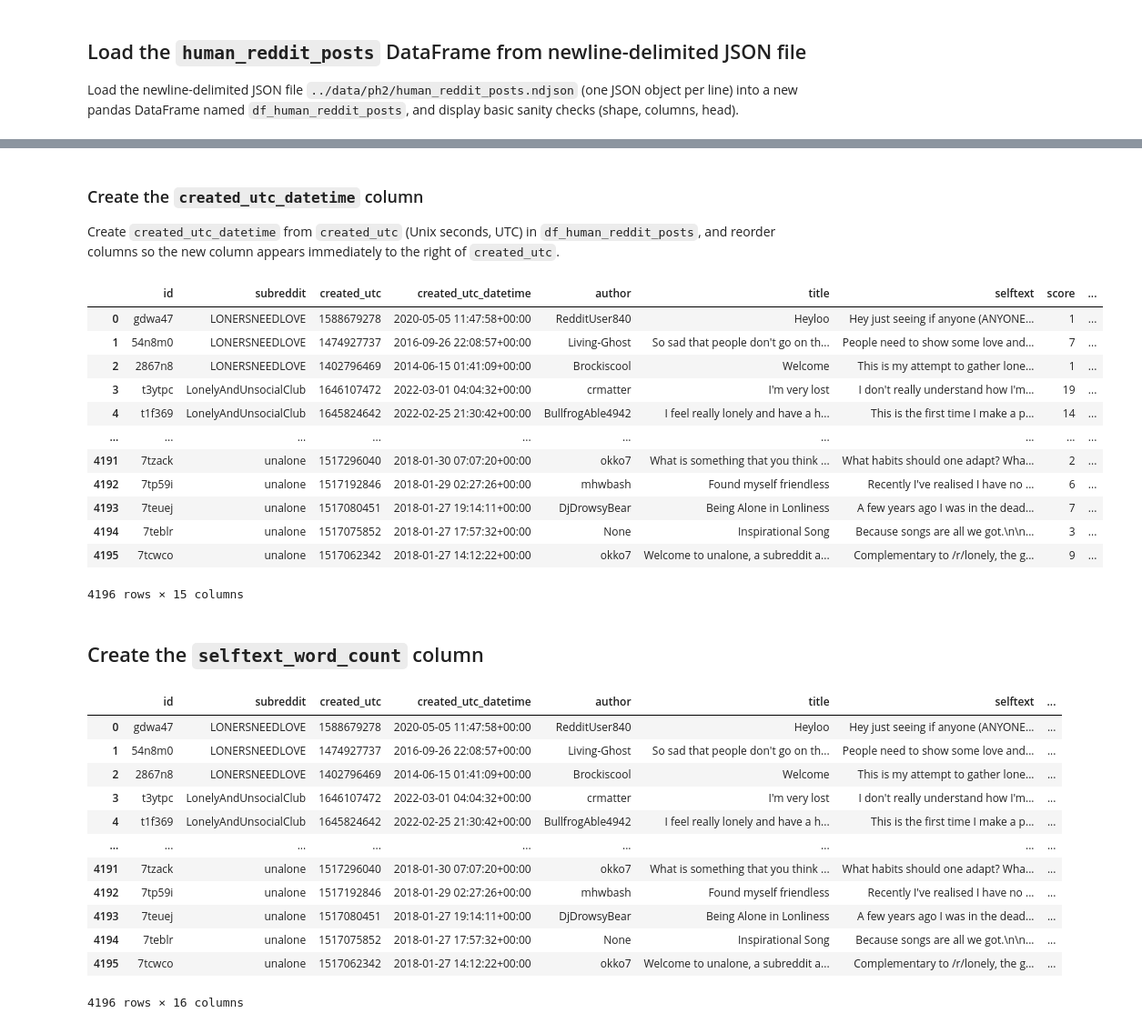
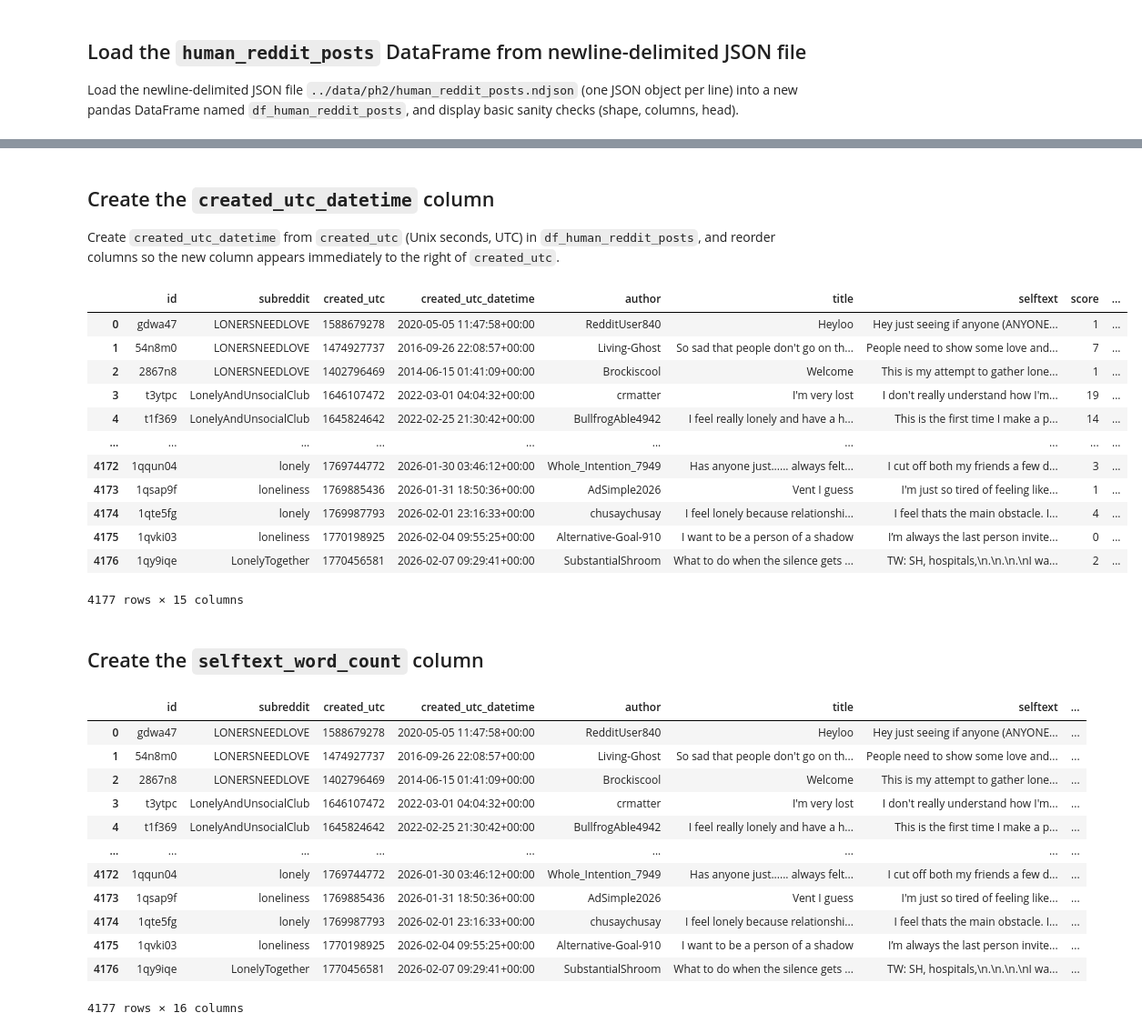
Before and after one commit to laelgelc/cl_st1_andressa, a Jupyter notebook: cl_st1_ph2_andressa/cl_st1_ph2_andressa.ipynb, the cells around one changed output, grey strips where cells are left out. Shown at 91% size. Drawn from its saved outputs; the diff is of its cells as text; code cells hidden in the pictures.

```diff
--- a/cl_st1_ph2_andressa/cl_st1_ph2_andressa.ipynb
+++ b/cl_st1_ph2_andressa/cl_st1_ph2_andressa.ipynb
@@ -635,0 +744,7 @@ dtype: object
+# %%
+pairs = find_template_like_pairs(
+    df_human_reddit_posts,
+    threshold=0.92,        # good starting point for template detection
+    strip_numbers=True,    # recommended for "same skeleton, fields changed"
+)
+pairs
@@ -635,0 +969,16 @@ dtype: object
+# %%
+df_tmp = df_templates.copy()
+
+# Keep all non-clustered rows + the earliest in each clustered group
+clustered = df_tmp.dropna(subset=["template_group"]).copy()
+not_clustered = df_tmp[df_tmp["template_group"].isna()].copy()
+
+keep_clustered = (
+    clustered.sort_values("created_utc")
+    .drop_duplicates(subset=["template_group"], keep="first")
+)
+
+df_dedup_templates = pd.concat([not_clustered, keep_clustered], ignore_index=True)
+df_dedup_templates = df_dedup_templates.drop(columns=["template_group"])
+
+len(df_tmp), len(df_dedup_templates)
@@ -635,0 +987,2 @@ dtype: object
+# %%
+df_human_reddit_posts_2 = df_dedup_templates.copy()
@@ -636,45 +1024,45 @@ dtype: object
 # %% [markdown]
-### Create the `created_utc_datetime` column
+## Create the `created_utc_datetime` column
 Create `created_utc_datetime` from `created_utc` (Unix seconds, UTC) in `df_human_reddit_posts`, and reorder columns so the new column appears immediately to the right of `created_utc`.
 # %%
 import pandas as pd
 
 dt_col = "created_utc_datetime"
 
-df_human_reddit_posts[dt_col] = pd.to_datetime(
-    df_human_reddit_posts["created_utc"],
+df_human_reddit_posts_2[dt_col] = pd.to_datetime(
+    df_human_reddit_posts_2["created_utc"],
     unit="s",
     utc=True,
     errors="coerce",
 )
 
-cols = df_human_reddit_posts.columns.tolist()
+cols = df_human_reddit_posts_2.columns.tolist()
 if dt_col in cols:
     cols.remove(dt_col)
 
 created_pos = cols.index("created_utc")
 cols = cols[: created_pos + 1] + [dt_col] + cols[created_pos + 1:]
 
-df_human_reddit_posts = df_human_reddit_posts.loc[:, cols]
+df_human_reddit_posts_2 = df_human_reddit_posts_2.loc[:, cols]
 
-#display(df_human_reddit_posts[["created_utc", "created_utc_datetime"]].head())
-#display(df_human_reddit_posts.dtypes)
+#display(df_human_reddit_posts_2[["created_utc", "created_utc_datetime"]].head())
+#display(df_human_reddit_posts_2.dtypes)
 
-df_human_reddit_posts
+df_human_reddit_posts_2
 # %% [output]
 |  | id | subreddit | created_utc | created_utc_datetime | author | title | selftext | score | ... |
 | 0 | gdwa47 | LONERSNEEDLOVE | 1588679278 | 2020-05-05 11:47:58+00:00 | RedditUser840 | Heyloo | Hey just seeing if anyone (ANYONE... | 1 | ... |
 | 1 | 54n8m0 | LONERSNEEDLOVE | 1474927737 | 2016-09-26 22:08:57+00:00 | Living-Ghost | So sad that people don't go on th... | People need to show some love and... | 7 | ... |
 | 2 | 2867n8 | LONERSNEEDLOVE | 1402796469 | 2014-06-15 01:41:09+00:00 | Brockiscool | Welcome | This is my attempt to gather lone... | 1 | ... |
 | 3 | t3ytpc | LonelyAndUnsocialClub | 1646107472 | 2022-03-01 04:04:32+00:00 | crmatter | I'm very lost | I don't really understand how I'm... | 19 | ... |
 | 4 | t1f369 | LonelyAndUnsocialClub | 1645824642 | 2022-02-25 21:30:42+00:00 | BullfrogAble4942 | I feel really lonely and have a h... | This is the first time I make a p... | 14 | ... |
 | ... | ... | ... | ... | ... | ... | ... | ... | ... | ... |
-| 4191 | 7tzack | unalone | 1517296040 | 2018-01-30 07:07:20+00:00 | okko7 | What is something that you think ... | What habits should one adapt? Wha... | 2 | ... |
-| 4192 | 7tp59i | unalone | 1517192846 | 2018-01-29 02:27:26+00:00 | mhwbash | Found myself friendless | Recently I've realised I have no ... | 6 | ... |
-| 4193 | 7teuej | unalone | 1517080451 | 2018-01-27 19:14:11+00:00 | DjDrowsyBear | Being Alone in Lonliness | A few years ago I was in the dead... | 7 | ... |
-| 4194 | 7teblr | unalone | 1517075852 | 2018-01-27 17:57:32+00:00 | None | Inspirational Song | Because songs are all we got.\n\n... | 3 | ... |
-| 4195 | 7tcwco | unalone | 1517062342 | 2018-01-27 14:12:22+00:00 | okko7 | Welcome to unalone, a subreddit a... | Complementary to /r/lonely, the g... | 9 | ... |
+| 4172 | 1qqun04 | lonely | 1769744772 | 2026-01-30 03:46:12+00:00 | Whole_Intention_7949 | Has anyone just...... always felt... | I cut off both my friends a few d... | 3 | ... |
+| 4173 | 1qsap9f | loneliness | 1769885436 | 2026-01-31 18:50:36+00:00 | AdSimple2026 | Vent I guess | I'm just so tired of feeling like... | 1 | ... |
+| 4174 | 1qte5fg | lonely | 1769987793 | 2026-02-01 23:16:33+00:00 | chusaychusay | I feel lonely because relationshi... | I feel thats the main obstacle. I... | 4 | ... |
+| 4175 | 1qvki03 | loneliness | 1770198925 | 2026-02-04 09:55:25+00:00 | Alternative-Goal-910 | I want to be a person of a shadow | I’m always the last person invite... | 0 | ... |
+| 4176 | 1qy9iqe | LonelyTogether | 1770456581 | 2026-02-07 09:29:41+00:00 | SubstantialShroom | What to do when the silence gets ... | TW: SH, hospitals,\n.\n.\n.\nI wa... | 2 | ... |
-4196 rows × 15 columns
+4177 rows × 15 columns
 # %% [markdown]
 ## Create the `selftext_word_count` column
 # %%
@@ -682,23 +1070,23 @@ import re
 
 wc_col = "selftext_word_count"
 
-df_human_reddit_posts[wc_col] = (
-    df_human_reddit_posts["selftext"]
+df_human_reddit_posts_2[wc_col] = (
+    df_human_reddit_posts_2["selftext"]
     .astype(str)
     .str.findall(r"\b\w+\b")
     .str.len()
 )
 
-cols = df_human_reddit_posts.columns.tolist()
+cols = df_human_reddit_posts_2.columns.tolist()
 if wc_col in cols:
     cols.remove(wc_col)
 
 selftext_pos = cols.index("selftext")
 cols = cols[: selftext_pos + 1] + [wc_col] + cols[selftext_pos + 1:]
 
-df_human_reddit_posts = df_human_reddit_posts.loc[:, cols]
+df_human_reddit_posts_2 = df_human_reddit_posts_2.loc[:, cols]
 
-df_human_reddit_posts
+df_human_reddit_posts_2
 # %% [output]
 |  | id | subreddit | created_utc | created_utc_datetime | author | title | selftext | ... |
 | 0 | gdwa47 | LONERSNEEDLOVE | 1588679278 | 2020-05-05 11:47:58+00:00 | RedditUser840 | Heyloo | Hey just seeing if anyone (ANYONE... | ... |
@@ -707,11 +1095,11 @@ df_human_reddit_posts
 | 3 | t3ytpc | LonelyAndUnsocialClub | 1646107472 | 2022-03-01 04:04:32+00:00 | crmatter | I'm very lost | I don't really understand how I'm... | ... |
 | 4 | t1f369 | LonelyAndUnsocialClub | 1645824642 | 2022-02-25 21:30:42+00:00 | BullfrogAble4942 | I feel really lonely and have a h... | This is the first time I make a p... | ... |
 | ... | ... | ... | ... | ... | ... | ... | ... | ... |
-| 4191 | 7tzack | unalone | 1517296040 | 2018-01-30 07:07:20+00:00 | okko7 | What is something that you think ... | What habits should one adapt? Wha... | ... |
-| 4192 | 7tp59i | unalone | 1517192846 | 2018-01-29 02:27:26+00:00 | mhwbash | Found myself friendless | Recently I've realised I have no ... | ... |
-| 4193 | 7teuej | unalone | 1517080451 | 2018-01-27 19:14:11+00:00 | DjDrowsyBear | Being Alone in Lonliness | A few years ago I was in the dead... | ... |
-| 4194 | 7teblr | unalone | 1517075852 | 2018-01-27 17:57:32+00:00 | None | Inspirational Song | Because songs are all we got.\n\n... | ... |
-| 4195 | 7tcwco | unalone | 1517062342 | 2018-01-27 14:12:22+00:00 | okko7 | Welcome to unalone, a subreddit a... | Complementary to /r/lonely, the g... | ... |
+| 4172 | 1qqun04 | lonely | 1769744772 | 2026-01-30 03:46:12+00:00 | Whole_Intention_7949 | Has anyone just...... always felt... | I cut off both my friends a few d... | ... |
+| 4173 | 1qsap9f | loneliness | 1769885436 | 2026-01-31 18:50:36+00:00 | AdSimple2026 | Vent I guess | I'm just so tired of feeling like... | ... |
+| 4174 | 1qte5fg | lonely | 1769987793 | 2026-02-01 23:16:33+00:00 | chusaychusay | I feel lonely because relationshi... | I feel thats the main obstacle. I... | ... |
+| 4175 | 1qvki03 | loneliness | 1770198925 | 2026-02-04 09:55:25+00:00 | Alternative-Goal-910 | I want to be a person of a shadow | I’m always the last person invite... | ... |
+| 4176 | 1qy9iqe | LonelyTogether | 1770456581 | 2026-02-07 09:29:41+00:00 | SubstantialShroom | What to do when the silence gets ... | TW: SH, hospitals,\n.\n.\n.\nI wa... | ... |
-4196 rows × 16 columns
+4177 rows × 16 columns
 # %% [markdown]
 ## Descriptive statistics + boxplot + outliers (`selftext_word_count`)
```
Also changed, not shown: parts of 42 cells of this notebook, 6 other files.
